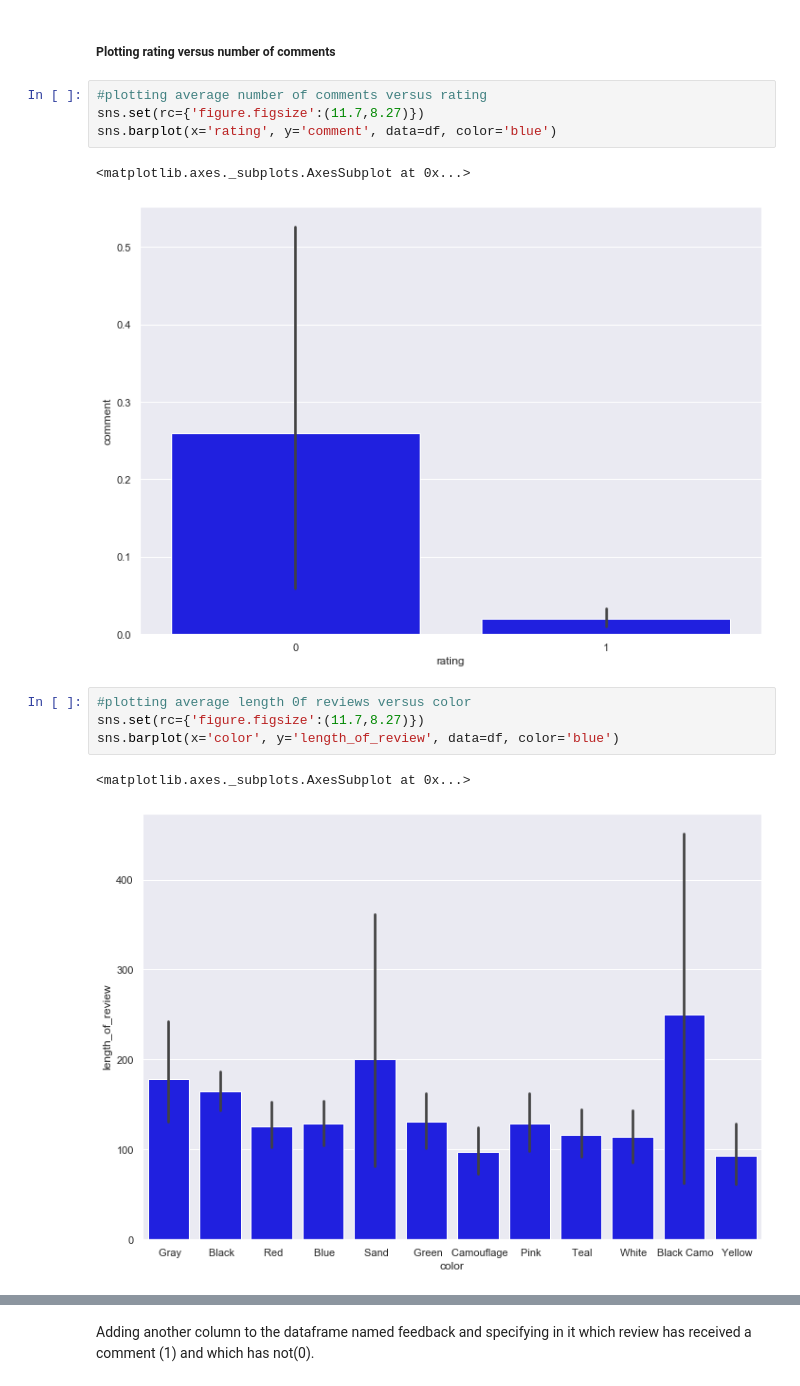
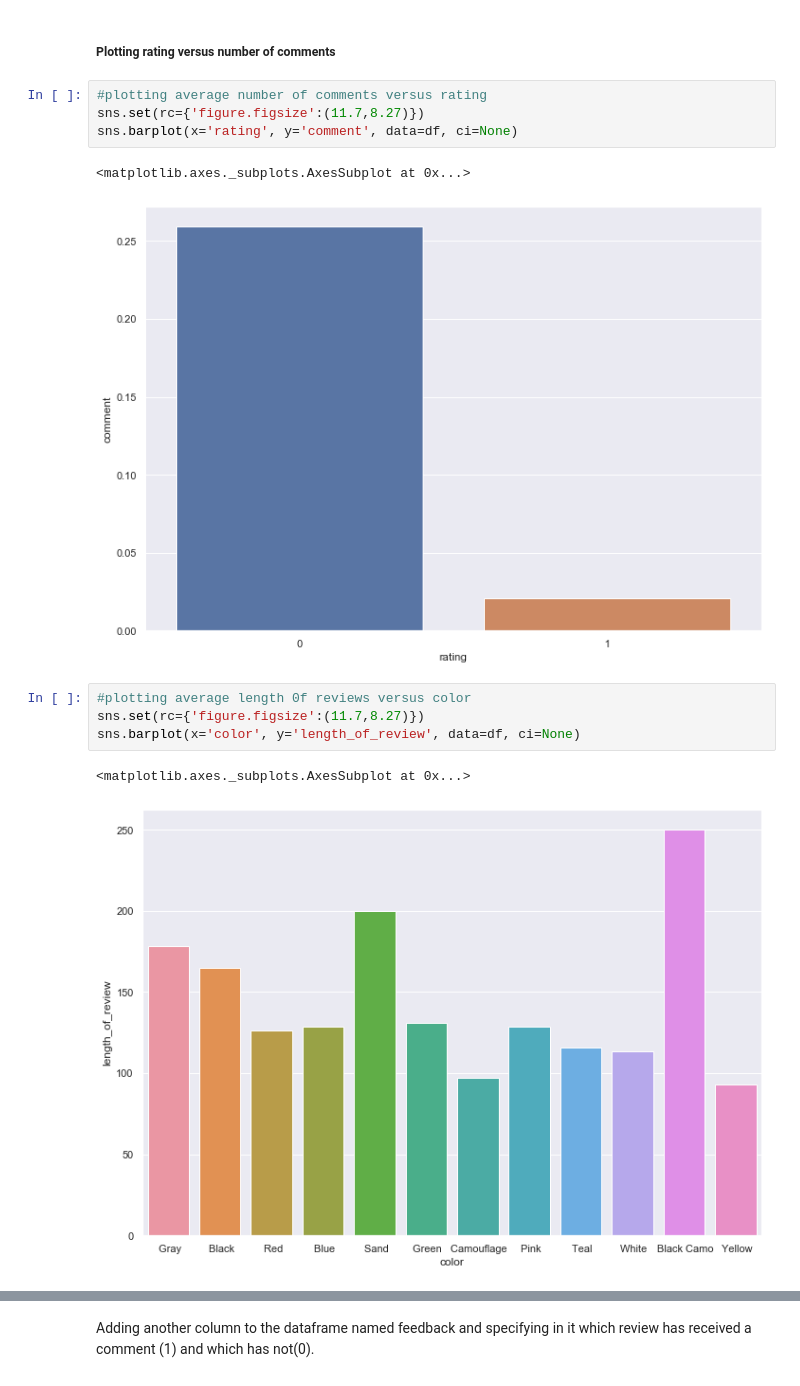
Before and after one commit to kavehamini/Amazon-Review-Analysis-JBL-Charge-4-Speaker-Sentiment-Analysis-NLP, a Jupyter notebook: Sentiment Analysis of Amazon reviews for JBL Speaker.ipynb, the cells around one changed output, grey strips where cells are left out. Drawn from its saved outputs; the diff is of its cells as text.

```diff
--- a/Sentiment Analysis of Amazon reviews for JBL Speaker.ipynb
+++ b/Sentiment Analysis of Amazon reviews for JBL Speaker.ipynb
@@ -274,17 +274,17 @@ sns.barplot(x='comment', y='length_of_review', data=df, color='blue')
 # %%
 #plotting average number of comments versus rating
 sns.set(rc={'figure.figsize':(11.7,8.27)})
-sns.barplot(x='rating', y='comment', data=df, color='blue')
+sns.barplot(x='rating', y='comment', data=df, ci=None)
 # %% [output]
 <matplotlib.axes._subplots.AxesSubplot at 0x...>
-[figure, old version]
+[figure, new version]
 # %%
 #plotting average length 0f reviews versus color
 sns.set(rc={'figure.figsize':(11.7,8.27)})
-sns.barplot(x='color', y='length_of_review', data=df, color='blue')
+sns.barplot(x='color', y='length_of_review', data=df, ci=None)
 # %% [output]
 <matplotlib.axes._subplots.AxesSubplot at 0x...>
-[figure, old version]
+[figure, new version]
 # %%
 #plotting average number of comments versus color
 sns.set(rc={'figure.figsize':(11.7,8.27)})
```
Also changed, not shown: parts of 16 cells of this notebook.
